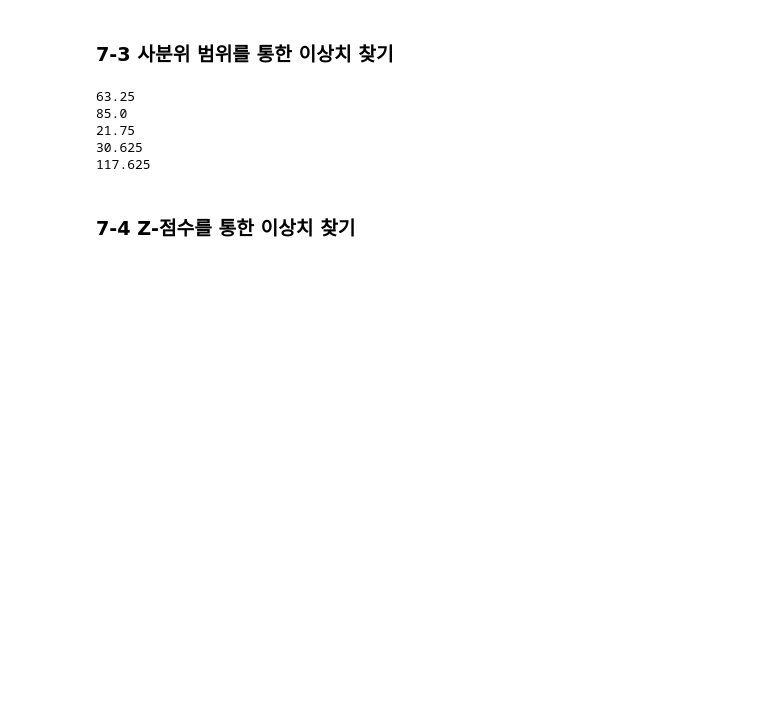
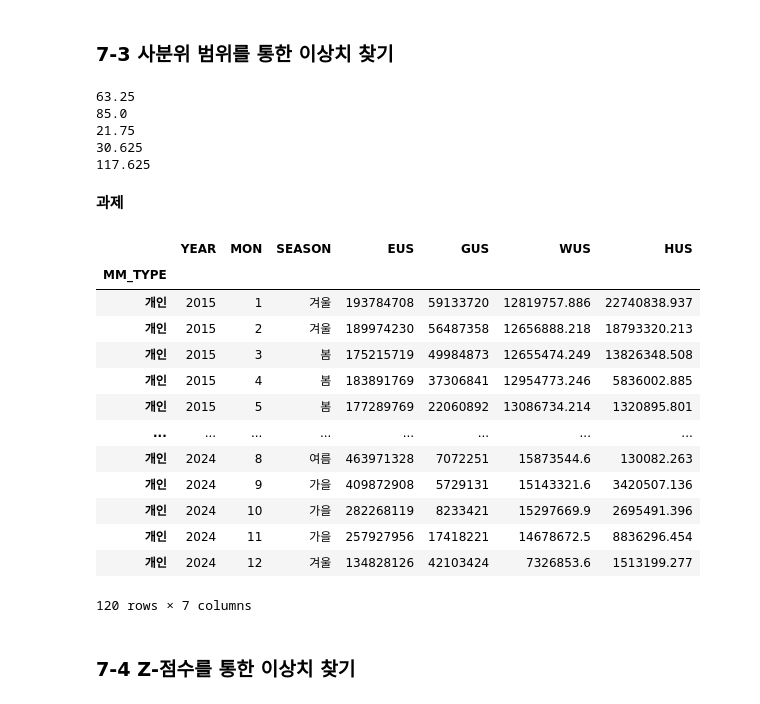
Before and after one commit to dlsdnsms/Data-Analysis-with-Open-Source, a Jupyter notebook: 오픈소스_데이터_분석_7강.ipynb, the cells around one changed output. Drawn from its saved outputs; the diff is of its cells as text; code cells hidden in the pictures; blank space fills up the shorter version.

```diff
--- a/오픈소스_데이터_분석_7강.ipynb
+++ b/오픈소스_데이터_분석_7강.ipynb
@@ -132,3 +132,56 @@ print(상한값)
 21.75
 30.625
 117.625
+# %% [markdown]
+**과제**
+# %%
+import requests
+import time
+import pandas as pd
+import matplotlib.pyplot as plt
+import seaborn as sns
+import missingno as msno
+
+url = "http://openapi.seoul.go.kr:8088"
+api_key = "447a456b6c646c7332376747714374"
+TYPE = "json"
+SERVICE = "energyUseDataSummaryInfo"
+START_INDEX = "1"
+END_INDEX = "1000"
+
+result = []
+data = []
+
+for year in range(2015, 2025):
+    year = f"{year:04d}"
+    for month in range(1, 13):
+        month = f"{month:02d}"
+        api_url=f"{url}/{api_key}/{TYPE}/{SERVICE}/{START_INDEX}/{END_INDEX}/{year}/{month}"
+        response = requests.get(api_url)
+
+        result = response.json()['energyUseDataSummaryInfo']['row']
+
+        data.extend(result)
+
+df = pd.DataFrame(data).set_index('MM_TYPE')
+df['MON'] = df['MON'].astype(int)
+
+
+df['SEASON'] = pd.cut(df['MON'], bins=[0, 2, 5, 8, 11, 12], labels = ['겨울' ,'봄', '여름', '가을', '겨울'],right=True, include_lowest=True, ordered=False)
+
+df.loc["개인",['YEAR', 'MON', 'SEASON', 'EUS', 'GUS', 'WUS', 'HUS']]
+# %% [output]
+|  | YEAR | MON | SEASON | EUS | GUS | WUS | HUS |
+| MM_TYPE |  |  |  |  |  |  |  |
+| 개인 | 2015 | 1 | 겨울 | 193784708 | 59133720 | 12819757.886 | 22740838.937 |
+| 개인 | 2015 | 2 | 겨울 | 189974230 | 56487358 | 12656888.218 | 18793320.213 |
+| 개인 | 2015 | 3 | 봄 | 175215719 | 49984873 | 12655474.249 | 13826348.508 |
+| 개인 | 2015 | 4 | 봄 | 183891769 | 37306841 | 12954773.246 | 5836002.885 |
+| 개인 | 2015 | 5 | 봄 | 177289769 | 22060892 | 13086734.214 | 1320895.801 |
+| ... | ... | ... | ... | ... | ... | ... | ... |
+| 개인 | 2024 | 8 | 여름 | 463971328 | 7072251 | 15873544.6 | 130082.263 |
+| 개인 | 2024 | 9 | 가을 | 409872908 | 5729131 | 15143321.6 | 3420507.136 |
+| 개인 | 2024 | 10 | 가을 | 282268119 | 8233421 | 15297669.9 | 2695491.396 |
+| 개인 | 2024 | 11 | 가을 | 257927956 | 17418221 | 14678672.5 | 8836296.454 |
+| 개인 | 2024 | 12 | 겨울 | 134828126 | 42103424 | 7326853.6 | 1513199.277 |
+120 rows × 7 columns
```
Also changed, not shown: parts of 2 cells of this notebook.
